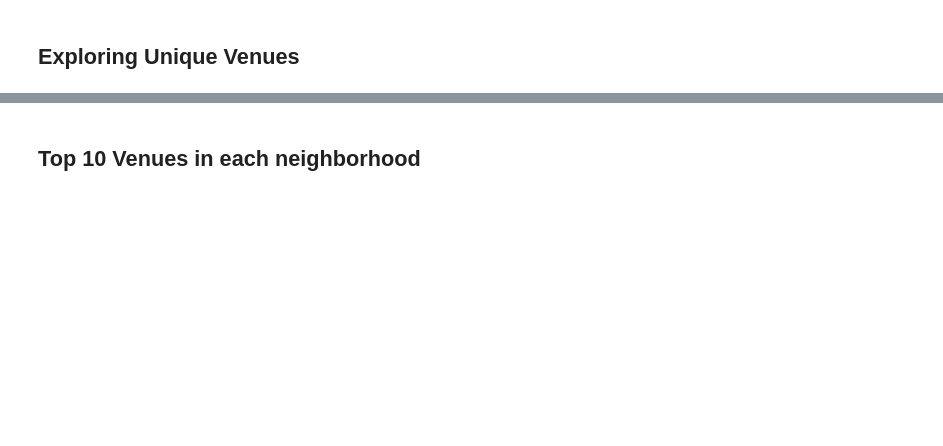
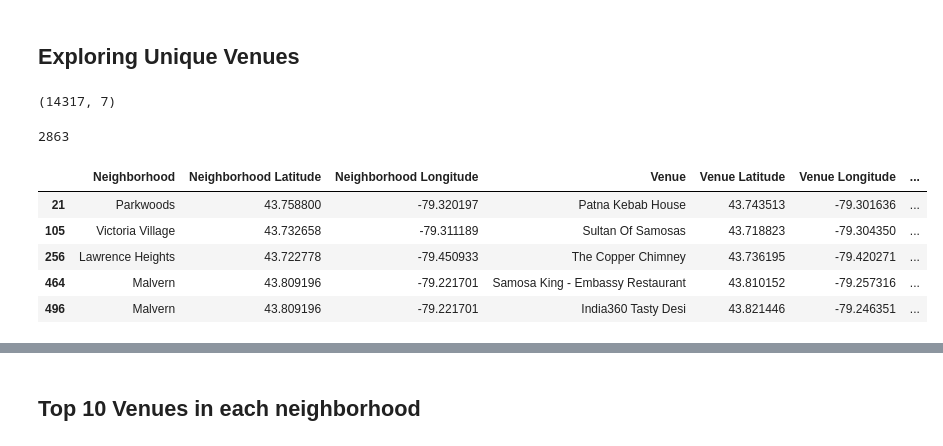
Before and after one commit to shohraafaque/Coursera_Capstone, a Jupyter notebook: Toronto - The Battle of Neighborhoods/Week 1/Battle of Neighbors Toronto.ipynb, the cells around one changed output, grey strips where cells are left out. Saved outputs shown, nothing was run; the diff lists cells and outputs as text; code cells hidden in the pictures; blank space fills up the shorter version.

```diff
--- a/Toronto - The Battle of Neighborhoods/Week 1/Battle of Neighbors Toronto.ipynb
+++ b/Toronto - The Battle of Neighborhoods/Week 1/Battle of Neighbors Toronto.ipynb
@@ -181,6 +249,9 @@ houston_restaurants = getNearbyRestaurants(names=houston_data['Neighborhood'],
 # %% [markdown]
 ## Exploring Unique Venues
 # %%
-print(houston_restaurants.shape)
-len(houston_restaurants['Venue Latitude'].unique())
+print(toronto_restaurants.shape)
+len(toronto_restaurants['Venue Latitude'].unique())
+# %% [output]
+(14317, 7)
+2863
 # %%
@@ -188,2 +259,9 @@ houston_restaurants_unique = houston_restaurants.drop_duplicates(subset=['Venue
 # %%
-houston_restaurants_unique[houston_restaurants_unique['Venue Category'].str.contains('Indian')].head()
+toronto_restaurants_unique[toronto_restaurants_unique['Venue Category'].str.contains('Indian')].head()
+# %% [output]
+|  | Neighborhood | Neighborhood Latitude | Neighborhood Longitude | Venue | Venue Latitude | Venue Longitude | ... |
+| 21 | Parkwoods | 43.758800 | -79.320197 | Patna Kebab House | 43.743513 | -79.301636 | ... |
+| 105 | Victoria Village | 43.732658 | -79.311189 | Sultan Of Samosas | 43.718823 | -79.304350 | ... |
+| 256 | Lawrence Heights | 43.722778 | -79.450933 | The Copper Chimney | 43.736195 | -79.420271 | ... |
+| 464 | Malvern | 43.809196 | -79.221701 | Samosa King - Embassy Restaurant | 43.810152 | -79.257316 | ... |
+| 496 | Malvern | 43.809196 | -79.221701 | India360 Tasty Desi | 43.821446 | -79.246351 | ... |
```
Also changed, not shown: parts of 41 cells of this notebook.
